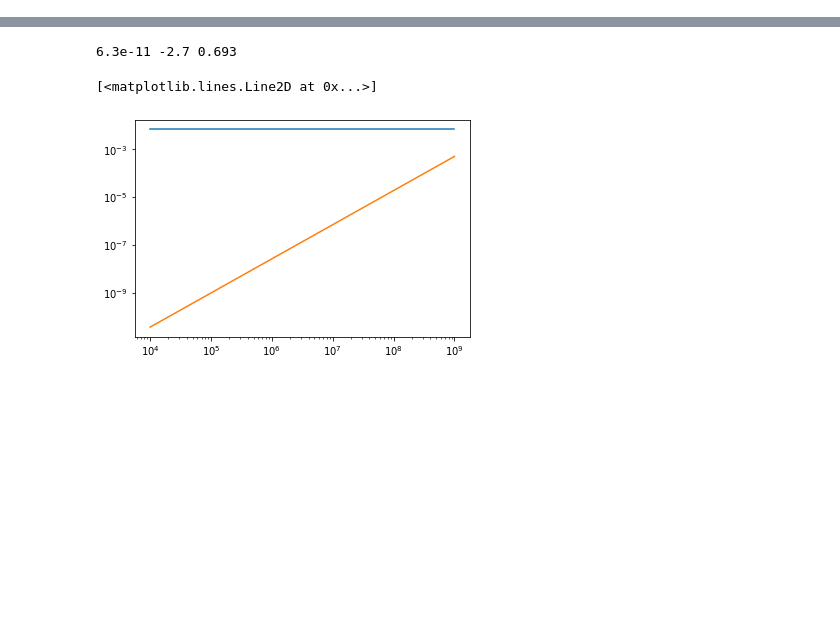
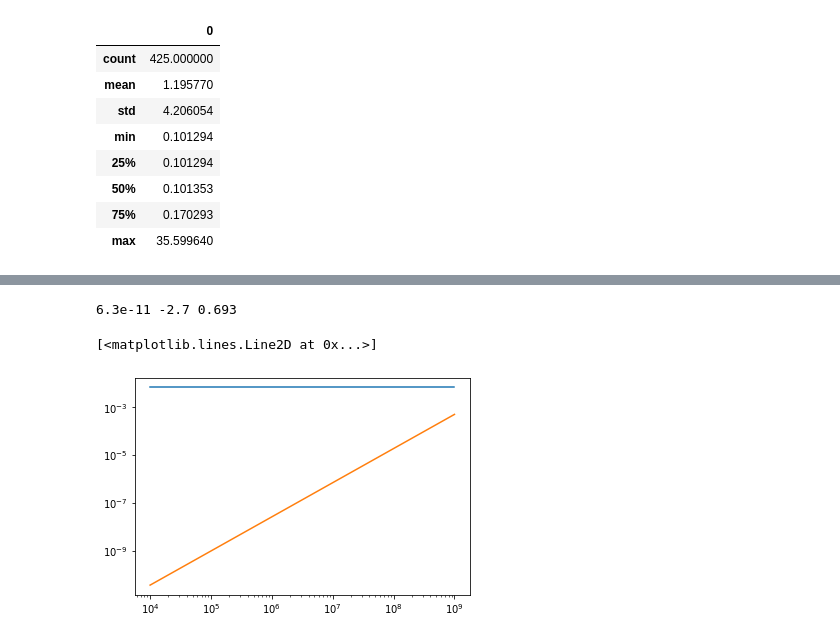
Before and after one commit to cjtu/moonpies, a Jupyter notebook: notebooks/overturn.ipynb, the cells around one changed output, grey strips where cells are left out. Saved outputs shown, nothing was run; the diff lists cells and outputs as text; code cells hidden in the pictures; blank space fills up the shorter version.

```diff
--- a/notebooks/overturn.ipynb
+++ b/notebooks/overturn.ipynb
@@ -22,3 +30,16 @@ df.head(10)
+# %%
+import pandas as pd
+pd.DataFrame(od).describe()
+# %% [output]
+|  | 0 |
+| count | 425.000000 |
+| mean | 1.195770 |
+| std | 4.206054 |
+| min | 0.101294 |
+| 25% | 0.101294 |
+| 50% | 0.101353 |
+| 75% | 0.170293 |
+| max | 35.599640 |
 # %%
 plt.figure(figsize=(6, 4))
 
```
Also changed, not shown: parts of 3 cells of this notebook, 4 other files.
